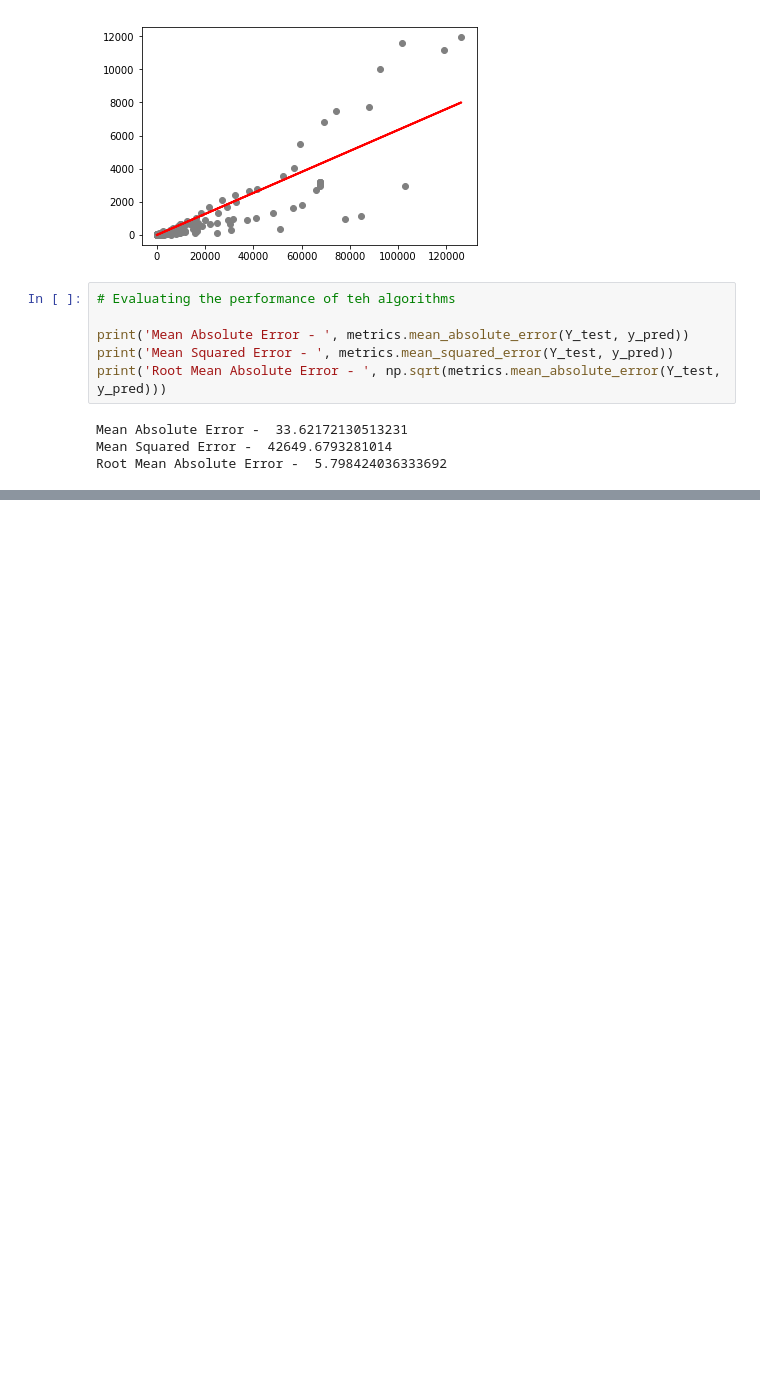
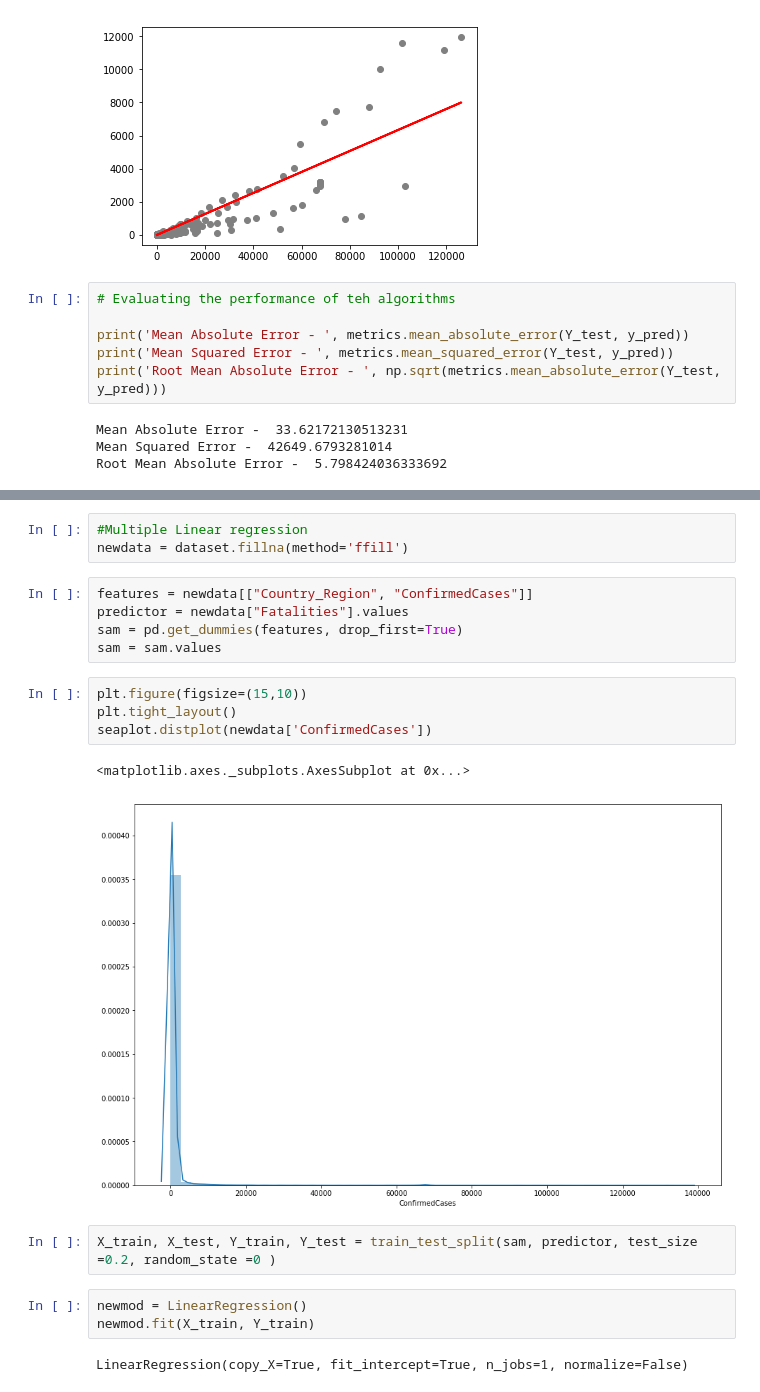
Before and after one commit to yoogesh/covid19, a Jupyter notebook: python_code.ipynb, the cells around one changed output, grey strips where cells are left out. Saved outputs shown, nothing was run; the diff lists cells and outputs as text; blank space fills up the shorter version.

```diff
--- a/python_code.ipynb
+++ b/python_code.ipynb
@@ -144,0 +150,22 @@ dtype: bool
+# %%
+#Multiple Linear regression
+newdata = dataset.fillna(method='ffill')
+# %%
+features = newdata[["Country_Region", "ConfirmedCases"]]
+predictor = newdata["Fatalities"].values
+sam = pd.get_dummies(features, drop_first=True)
+sam = sam.values
+# %%
+plt.figure(figsize=(15,10))
+plt.tight_layout()
+seaplot.distplot(newdata['ConfirmedCases'])
+# %% [output]
+<matplotlib.axes._subplots.AxesSubplot at 0x...>
+[figure, added]
+# %%
+X_train, X_test, Y_train, Y_test = train_test_split(sam, predictor, test_size =0.2, random_state =0 )
+# %%
+newmod = LinearRegression()
+newmod.fit(X_train, Y_train)
+# %% [output]
+LinearRegression(copy_X=True, fit_intercept=True, n_jobs=1, normalize=False)
```
Also changed, not shown: parts of 6 cells of this notebook.
